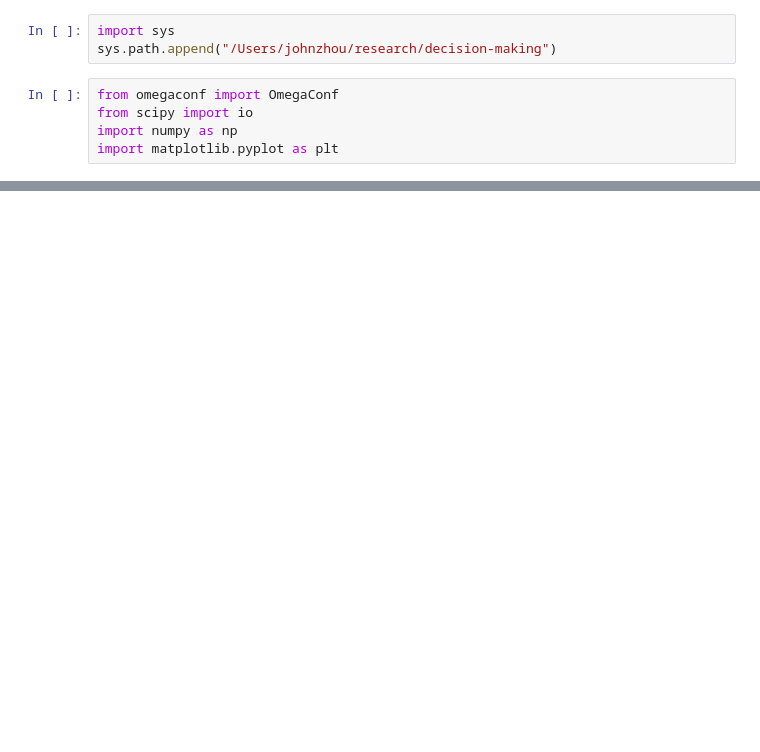
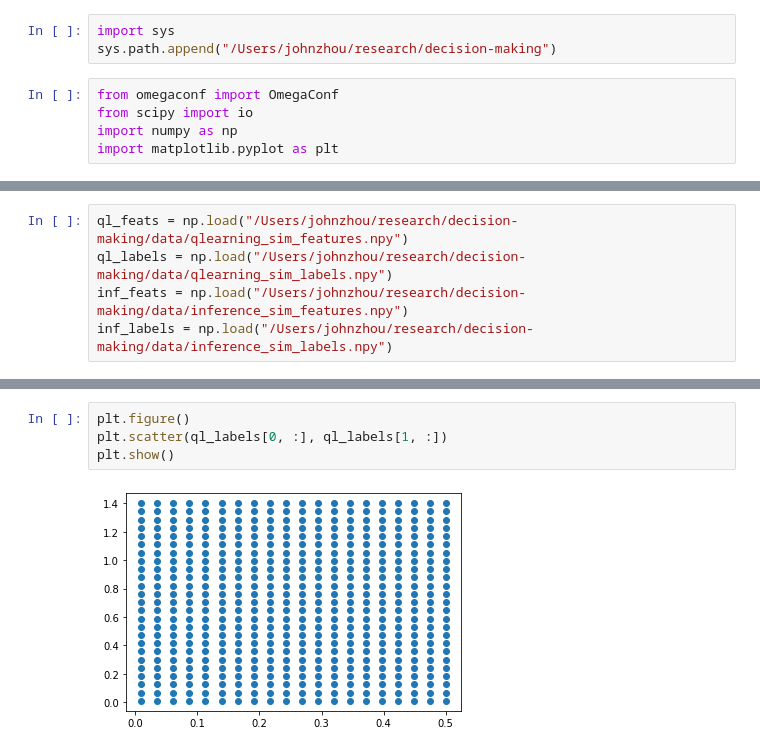
Before and after one commit to johnlyzhou/decision-making, a Jupyter notebook: notebooks/jlz-dev-1.0.ipynb, the cells around one changed output, grey strips where cells are left out. Saved outputs shown, nothing was run; the diff lists cells and outputs as text; blank space fills up the shorter version.

Commit message:
visualizations from blockHMM paper

```diff
--- a/notebooks/jlz-dev-1.0.ipynb
+++ b/notebooks/jlz-dev-1.0.ipynb
@@ -36,0 +9,5 @@ print(taskdata.right_stims[0])
+# %%
+ql_feats = np.load("/Users/johnzhou/research/decision-making/data/qlearning_sim_features.npy")
+ql_labels = np.load("/Users/johnzhou/research/decision-making/data/qlearning_sim_labels.npy")
+inf_feats = np.load("/Users/johnzhou/research/decision-making/data/inference_sim_features.npy")
+inf_labels = np.load("/Users/johnzhou/research/decision-making/data/inference_sim_labels.npy")
@@ -36,0 +26,6 @@ print(taskdata.right_stims[0])
+# %%
+plt.figure()
+plt.scatter(ql_labels[0, :], ql_labels[1, :])
+plt.show()
+# %% [output]
+[figure, added]
```
Also changed, not shown: parts of 20 cells of this notebook.
